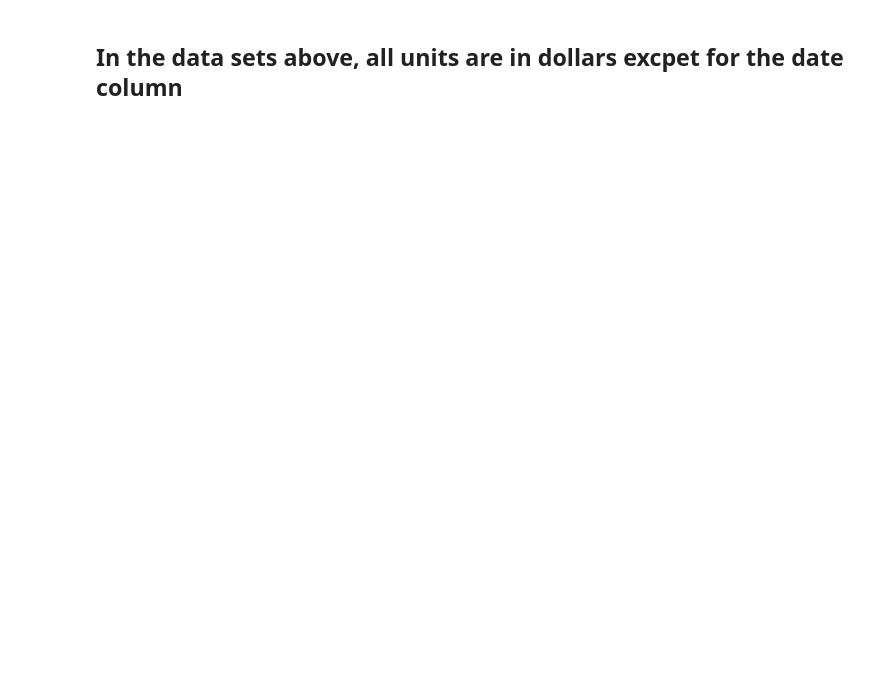
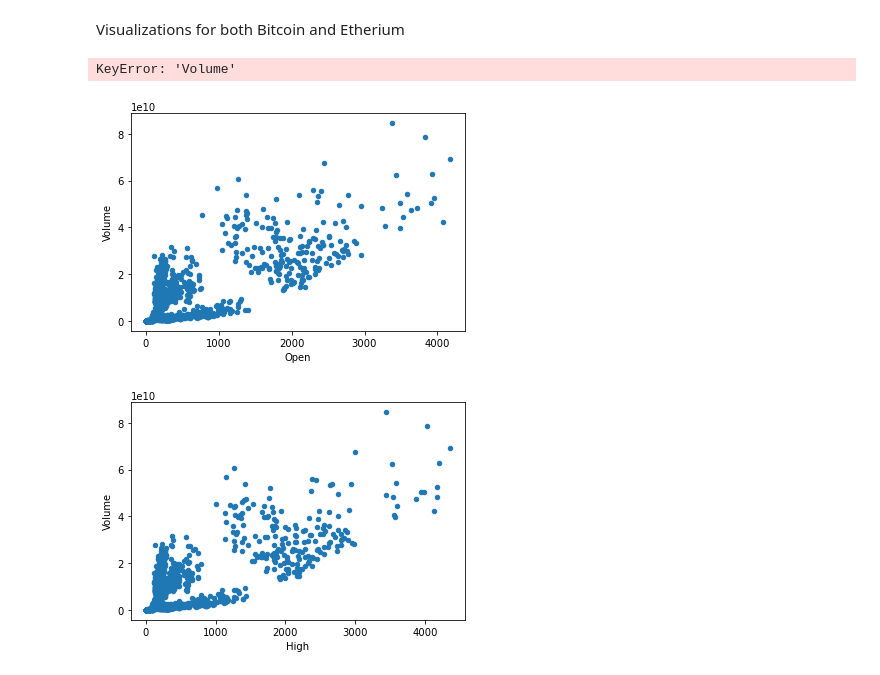
Before and after one commit to data301-2021-winter1/project-group08-project, a Jupyter notebook: notebooks/Colinmillette.ipynb, the cells around one changed output. Drawn from its saved outputs; the diff is of its cells as text; code cells hidden in the pictures; blank space fills up the shorter version.

```diff
--- a/notebooks/Colinmillette.ipynb
+++ b/notebooks/Colinmillette.ipynb
@@ -60,2 +60,13 @@ Visualizations
-# %% [markdown]
-## In the data sets above, all units are in dollars excpet for the date column
+# %% [markdown]
+Visualizations for both Bitcoin and Etherium
+# %%
+import seaborn as sns
+
+eth = pd.read_csv('C:/Users/mille/school/year3/Data301/project-group08-project/data/processed/etherium cleaned.csv')
+bc = pd.read_csv('C:/Users/mille/school/year3/Data301/project-group08-project/data/processed/Bitcoin Historical Data cleaned.csv')
+eth.plot(kind='scatter', x='Open', y='Volume')
+eth.plot(kind='scatter', x='High', y='Volume')
+# %% [output]
+KeyError: 'Volume'
+[figure, added]
+[figure, added]
```
Also changed, not shown: parts of 2 cells of this notebook.
